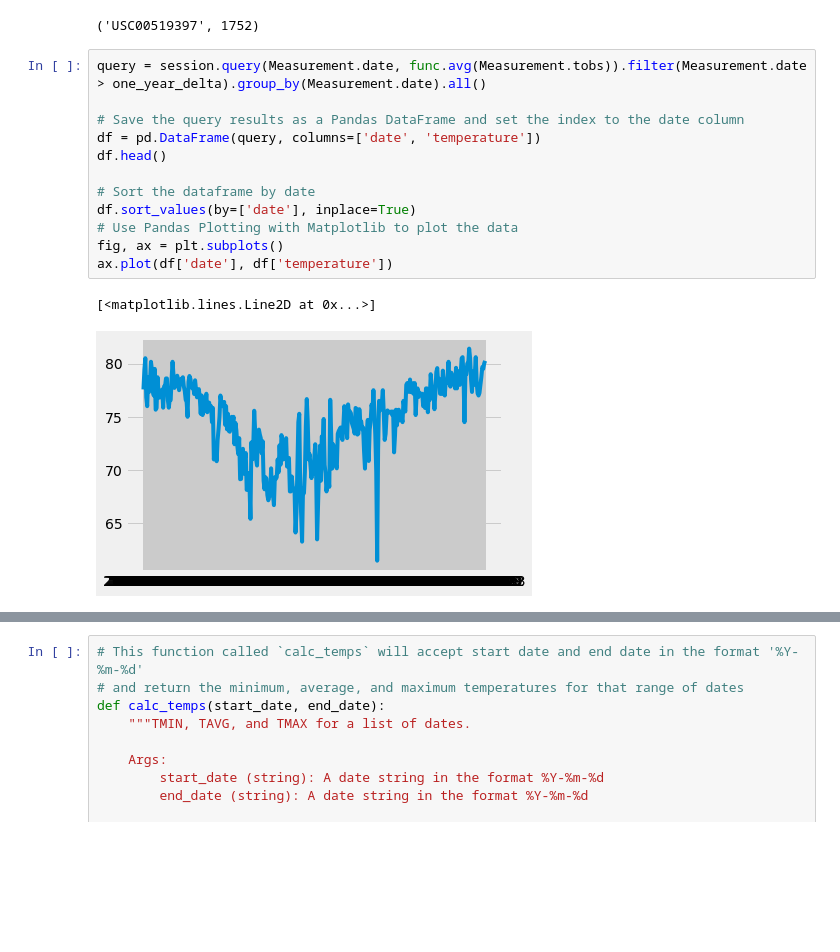
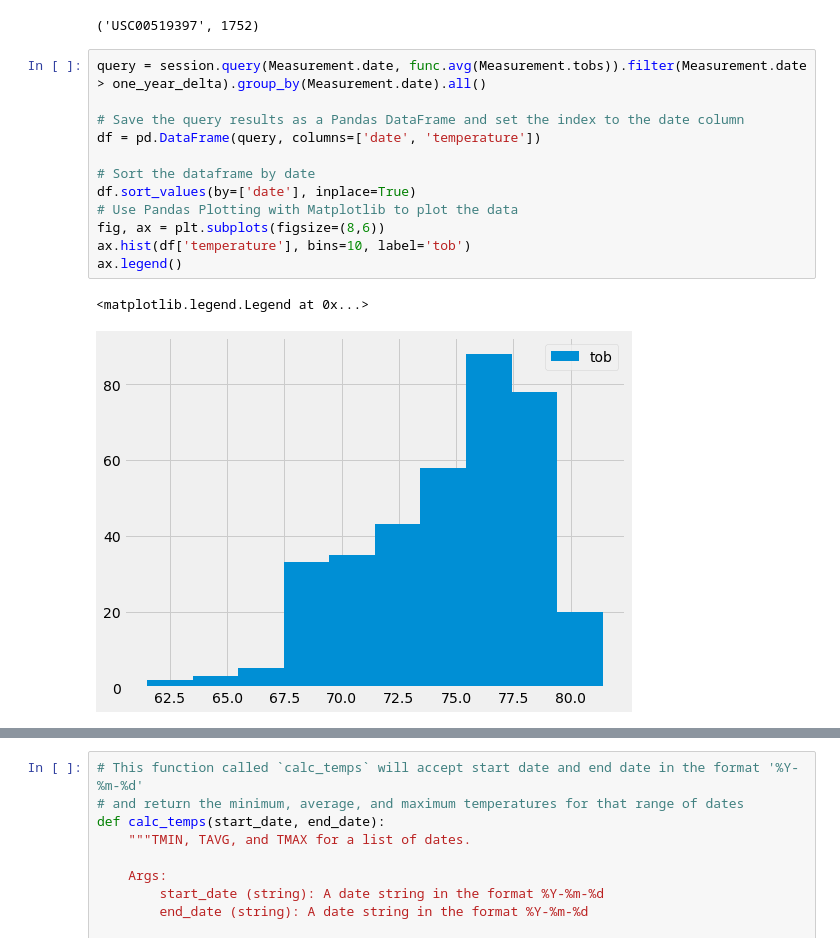
Before and after one commit to moz5691/sqlalchemy-challenge, a Jupyter notebook: climate_starter.ipynb, the cells around one changed output, grey strips where cells are left out. Cells and saved outputs as stored; diff of their text form; blank space fills up the shorter version.

```diff
--- a/climate_starter.ipynb
+++ b/climate_starter.ipynb
@@ -153,15 +153,15 @@ print(query)
 # %%
 query = session.query(Measurement.date, func.avg(Measurement.tobs)).filter(Measurement.date > one_year_delta).group_by(Measurement.date).all()
 
 # Save the query results as a Pandas DataFrame and set the index to the date column
 df = pd.DataFrame(query, columns=['date', 'temperature'])
-df.head()
 
 # Sort the dataframe by date
 df.sort_values(by=['date'], inplace=True)
 # Use Pandas Plotting with Matplotlib to plot the data
-fig, ax = plt.subplots()
-ax.plot(df['date'], df['temperature'])
+fig, ax = plt.subplots(figsize=(8,6))
+ax.hist(df['temperature'], bins=10, label='tob')
+ax.legend()
 # %% [output]
-[<matplotlib.lines.Line2D at 0x...>]
+<matplotlib.legend.Legend at 0x...>
-[figure, old version]
+[figure, new version]
```
Also changed, not shown: parts of 17 cells of this notebook, 1 other file.
